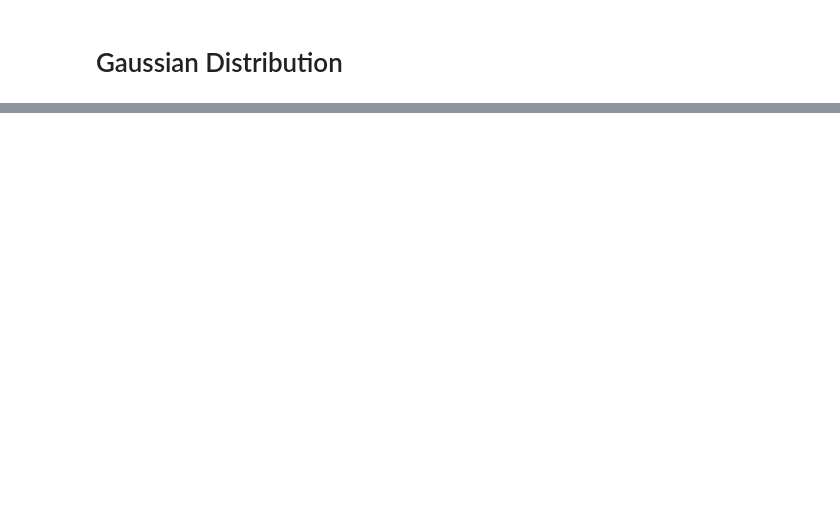
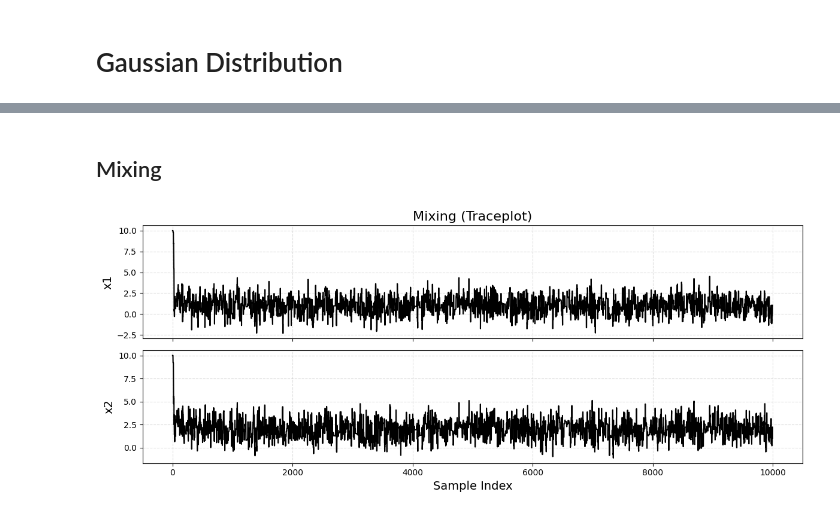
Before and after one commit to SaiSampathKedari/MonteCarlo-Statistical-Methods, a Jupyter notebook: notebooks/ch05_mcmc/ch05_08_metropolis_Hastings_MCMC_example1.ipynb, the cells around one changed output, grey strips where cells are left out. Drawn from its saved outputs; the diff is of its cells as text; code cells hidden in the pictures; blank space fills up the shorter version.

```diff
--- a/notebooks/ch05_mcmc/ch05_08_metropolis_Hastings_MCMC_example1.ipynb
+++ b/notebooks/ch05_mcmc/ch05_08_metropolis_Hastings_MCMC_example1.ipynb
@@ -51,0 +83,6 @@ print("Accepted Samples Ratio:", ar)
+# %% [markdown]
+## Mixing
+# %%
+plot_mixing_2d(samples, dim_names=("x1", "x2"))
+# %% [output]
+[figure, added]
```
Also changed, not shown: parts of 9 cells of this notebook, 15 other files.
